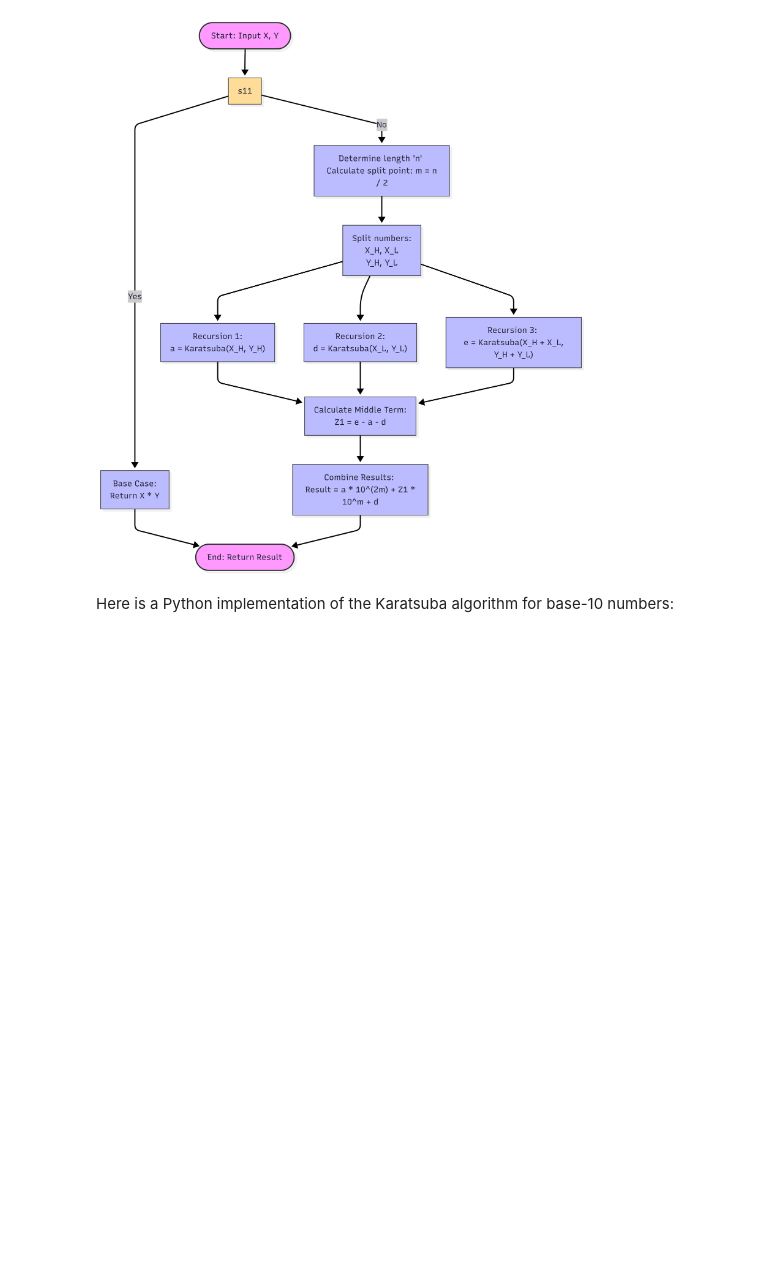
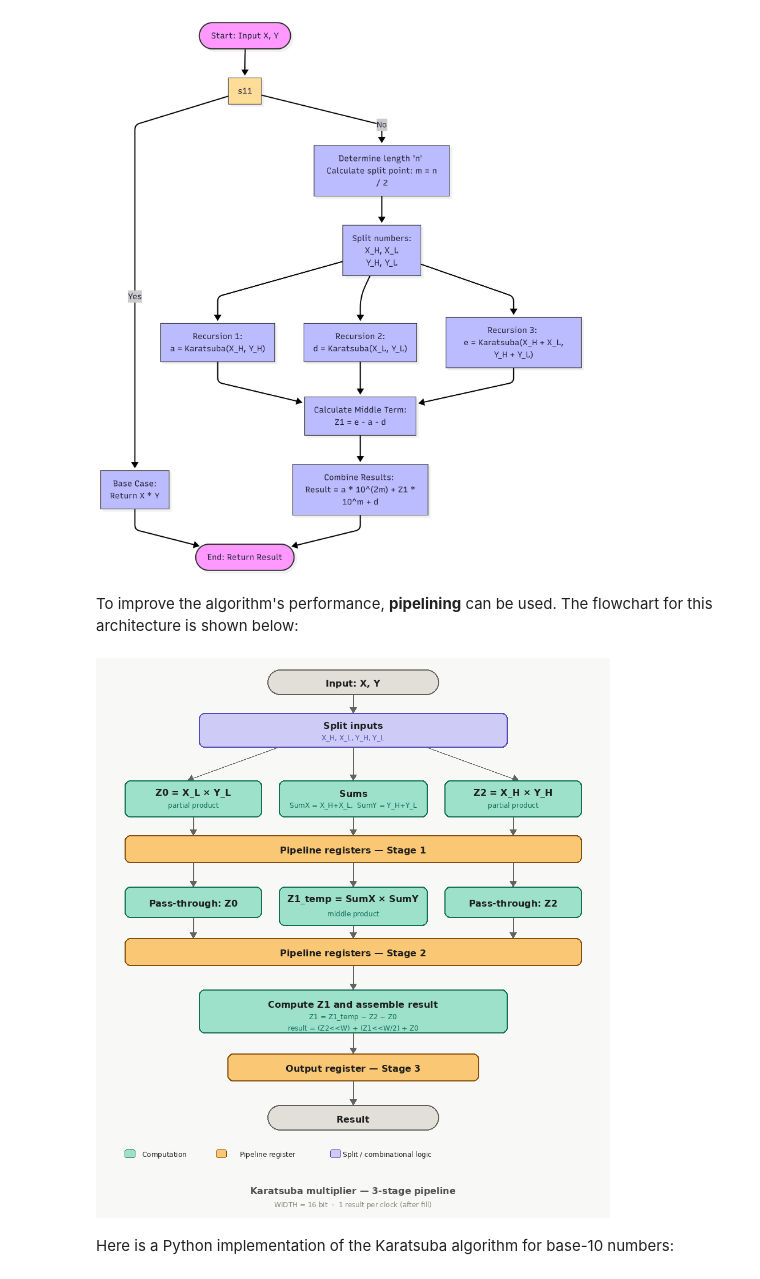
Before and after one commit to AKozdr03/Karatsuba_Multiplication, a Jupyter notebook: Karatsuba_Multiplication.ipynb, the cells around one changed output. Drawn from its saved outputs; the diff is of its cells as text; code cells hidden in the pictures; blank space fills up the shorter version.

Commit message:
Added karatsuba pipeline flowchart to notebook

```diff
--- a/Karatsuba_Multiplication.ipynb
+++ b/Karatsuba_Multiplication.ipynb
@@ -39,6 +39,13 @@ from IPython.display import Image
 Image("images/Karatsuba_Multiplication_flowchart.png", width=600)
 # %% [output]
 [figure]
+# %% [markdown]
+To improve the algorithm's performance, **pipelining** can be used. The flowchart for this architecture is shown below:
+# %%
+from IPython.display import Image
+Image("images/karatsuba_pipeline.png", width=600)
+# %% [output]
+[figure, added]
 # %% [markdown]
 Here is a Python implementation of the Karatsuba algorithm for base-10 numbers:
 # %%
```
Also changed, not shown: 1 other file.
